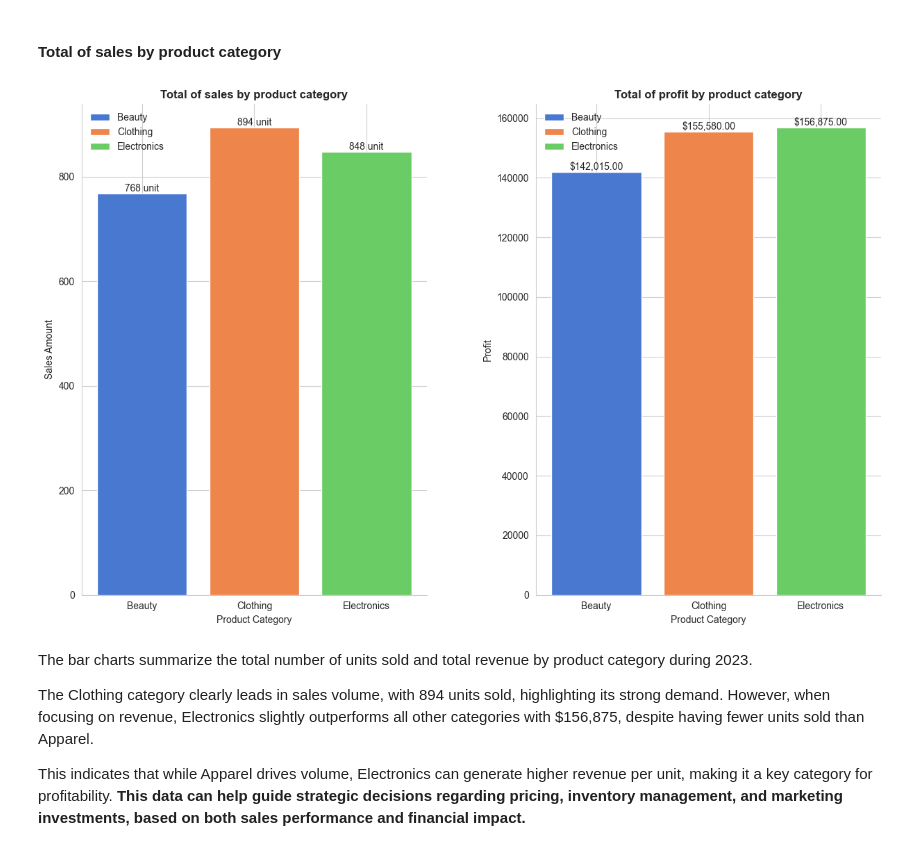
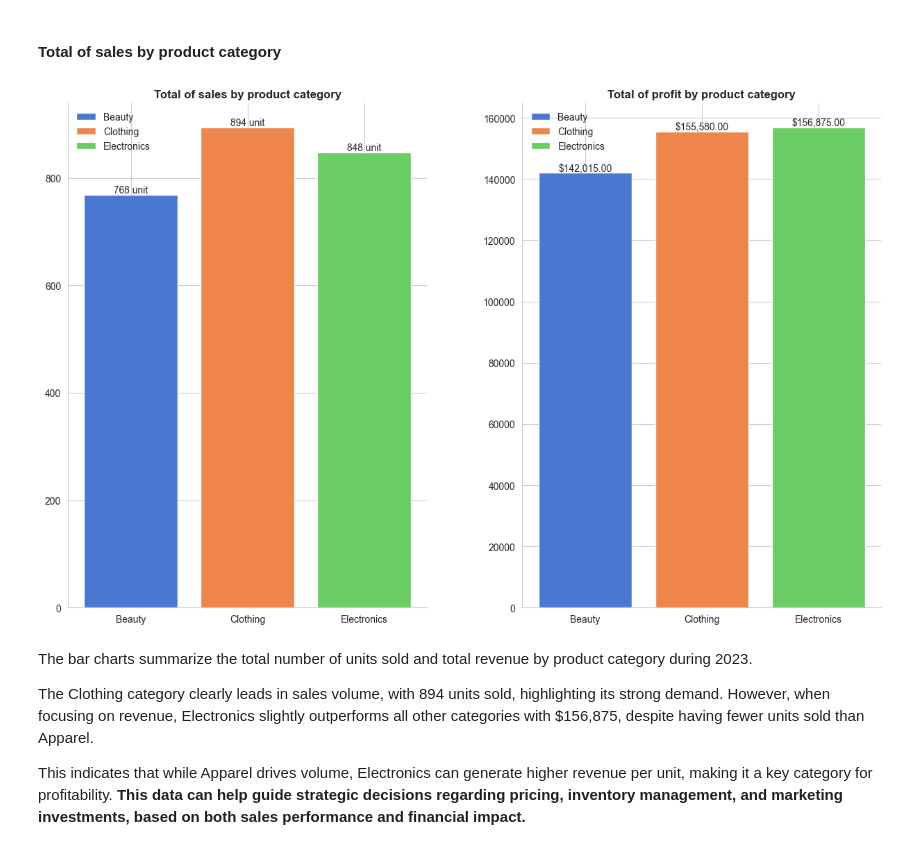
Before and after one commit to SHIro12211/Online-Store, a Jupyter notebook: notebooks/EDA.ipynb, the cells around one changed output. Cells and saved outputs as stored; diff of their text form; code cells hidden in the pictures.

```diff
--- a/notebooks/EDA.ipynb
+++ b/notebooks/EDA.ipynb
@@ -198,3 +199,15 @@ df_2023=df[df.index.year==2023].copy()
+# %%
+def get_colors(n):
+    return sns.color_palette("muted",n_colors=n)
+
+def setting_styles(ax, title, labels_leyend=None):
+    ax.set_title(title, fontsize=12,fontweight='bold')
+    ax.spines['top'].set_visible(False)
+    ax.spines['right'].set_visible(False)
+    if labels_leyend:
+        ax.legend(loc='upper left', fontsize=10, frameon=False, labels=labels_leyend)
+    else:
+        ax.legend(loc='upper left', fontsize=10, frameon=False)
 # %% [markdown]
 Display a barplot with the total the product sales in the Online Store
 # %% [markdown]
@@ -202,48 +215,39 @@ Display a barplot with the total the product sales in the Online Store
 # %%
 #group sales by category type
 df_sales=df_2023[["Product Category", 'Quantity','Total Amount']].groupby("Product Category").sum().reset_index()
 fig, ax =plt.subplots(1, 2,figsize=(13, 8))
 #adding style
-colors = sns.color_palette("muted", n_colors=len(df_sales['Product Category'].unique()))
+colors = get_colors(len(df_sales['Product Category'].unique()))
 list_data=[
     {
-        'col_y':'Quantity',
+        'y':'Quantity',
         'title':'Total of sales by product category',
-        'label_y': 'Sales Amount'
     },
         {
-        'col_y':'Total Amount',
+        'y':'Total Amount',
         'title':'Total of profit by product category',
-        'label_y': 'Profit'
     }
 ]
 sns.set_style("whitegrid")
 for index, values in enumerate(list_data):
-    ax[index].spines['top'].set_visible(False)
-    ax[index].spines['right'].set_visible(False)
     #bar plot
-    bar=ax[index].bar(df_sales['Product Category'],df_sales[values['col_y']],color=colors, label=df_sales['Product Category'])
-
-    #setting labels and some data for better read
-    ax[index].set_title(values['title'], fontsize=12,fontweight='bold')
-    ax[index].set_xlabel("Product Category")
-    ax[index].set_ylabel(values['label_y'])
-    ax[index].legend(loc='upper left',fontsize=10, title_fontsize=11, frameon=False)
+    bar=ax[index].bar(df_sales['Product Category'],df_sales[values['y']],color=colors, label=df_sales['Product Category'])
+    setting_styles(ax[index], values['title'])
     #style for bar value name
-    if values['label_y']=='Profit':
+    if values['y']=='Total Amount':
         labels = [f"${v:,.2f}" for v in df_sales['Total Amount']]
     else:
         labels = [f"{v} unit" for v in df_sales['Quantity']]
     ax[index].bar_label(bar,labels=labels)
 
 
 #Increase horizontal space between subplots
 plt.subplots_adjust(wspace=15)
 
 plt.tight_layout()
 plt.show()
 # %% [output]
-[figure, old version]
+[figure, new version]
 # %% [markdown]
 The bar charts summarize the total number of units sold and total revenue by product category during 2023.
 
```
Also changed, not shown: parts of 10 cells of this notebook.
